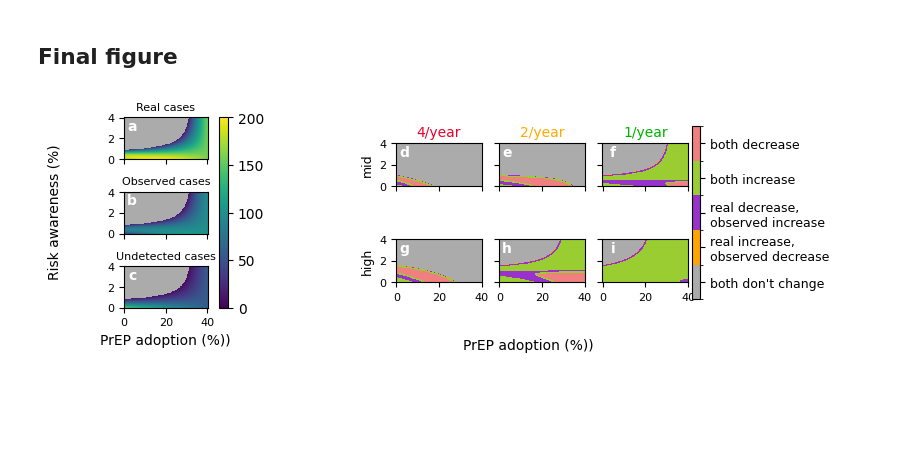
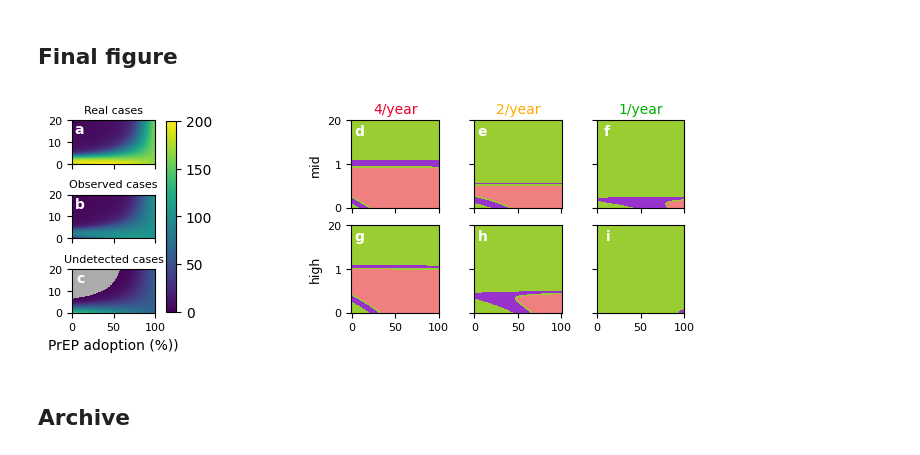
Before and after one commit to Priesemann-Group/testing-paradox-HIV-STI, a Jupyter notebook: notebooks/Nobs_Nreal_derivatives.ipynb, the cells around one changed output. Cells and saved outputs as stored; diff of their text form; code cells hidden in the pictures; blank space fills up the shorter version.

```diff
--- a/notebooks/Nobs_Nreal_derivatives.ipynb
+++ b/notebooks/Nobs_Nreal_derivatives.ipynb
@@ -6,10 +6,13 @@ import jax.numpy as jnp
 import sys
 import matplotlib as mpl
 from matplotlib.colors import LogNorm
+from functools import partial
 
 sys.path.append("../src/")
 from tapm import utils
+
+jax.config.update("jax_enable_x64", True)
 # %%
 args, y0 = utils.read_params(filename="model_params_HIVandSTI.txt")
-lambdaP = 1 / 360  # 1,2,4
-betaSTI = 0.008  # 0.0016 *[3, 5, 7]
+lambdaP = 2 / 360  # 1,2,4
+betaSTI = 0.0016*5  # 0.0016 *[3, 5, 7]
@@ -358,3 +100,6 @@ def dm_dH(P, H):
+# %%
+dNobs_dP_jax =jax.grad(Nobs, argnums=0)
+dNreal_dP_jax = jax.grad(Nreal, argnums=0)
 # %% [markdown]
 ## Compare gradient (signs) of Nobs and Nreal
 # %%
@@ -364,16 +109,12 @@ Ps = np.linspace(0, 1, 201)
 Hs = np.linspace(0, 0.2, 201)
 
 dNobsdP = np.zeros((len(Hs), len(Ps)))
-dNobsdH = np.zeros((len(Hs), len(Ps)))
 dNrealdP = np.zeros((len(Hs), len(Ps)))
-dNrealdH = np.zeros((len(Hs), len(Ps)))
 
 for i, H in enumerate(Hs):
     for j, P in enumerate(Ps):
-        dNobsdP[i, j] = dNobs_dP(P, H)
-        dNobsdH[i, j] = dNobs_dH(P, H)
-        dNrealdP[i, j] = dNreal_dP(P, H)
-        dNrealdH[i, j] = dNreal_dH(P, H)
+        dNobsdP[i, j] = dNobs_dP_jax(P, H)
+        dNrealdP[i, j] = dNreal_dP_jax(P, H)
 # %% [output]
 INFO:jax._src.xla_bridge:Unable to initialize backend 'cuda': module 'jaxlib.xla_extension' has no attribute 'GpuAllocatorConfig'
 INFO:jax._src.xla_bridge:Unable to initialize backend 'rocm': module 'jaxlib.xla_extension' has no attribute 'GpuAllocatorConfig'
@@ -441,6 +155,7 @@ import numpy as np
 import matplotlib.pyplot as plt
 from matplotlib.ticker import FuncFormatter
 import matplotlib.colors as mcolors
+
 
 
 # what we want to plot
@@ -472,11 +187,12 @@ with open("../results/Nreal_Nobs_values_and_derivatives_lambdap%g_betaSTI%g.npy"
     Ps_plot = np.load(f)
     Hs_plot = np.load(f)
     dNobsdP_plot = np.load(f)
-    dNobsdH_plot = np.load(f)
+    #dNobsdH_plot = np.load(f)
     dNrealdP_plot = np.load(f)
-    dNrealdH_plot = np.load(f)
+    #dNrealdH_plot = np.load(f)
     Nobs_plot = np.load(f) * 100000
     Nreal_plot = np.load(f) * 100000
+
 
 Nreal_minus_Nobs_plot = Nreal_plot - Nobs_plot
 threshold_setbad = 0.00003 * 100000
@@ -489,7 +205,7 @@ titles = ["Real cases", "Observed cases", "Undetected cases"]
 # plotting
 for i, ax in enumerate(axs):
     for color in colors_stability:
-        cax = ax.imshow(results[i],origin="lower",vmin=0,vmax=200,cmap=cmap)
+        cax = ax.imshow(results[i],origin="lower",vmin=0,vmax=200,cmap=cmap, aspect="auto")
         ax.set_title(titles[i], fontsize=8, pad=5)
     if i == 2:
         ax.set_xticks([0, 100, 200])
@@ -498,8 +214,8 @@ for i, ax in enumerate(axs):
     else:
         ax.set_xticks([0, 100, 200])
         ax.set_xticklabels([])
-    ax.set_yticks([0, 50, 100])
-    ax.set_yticklabels([int(Hs[0] * 100), int(Hs[50] * 100), int(Hs[100] * 100)], fontsize=8)
+    ax.set_yticks([0, 100, 200])
+    ax.set_yticklabels([int(Hs[0] * 100), int(Hs[100] * 100), int(Hs[200] * 100)], fontsize=8)
 cbar = fig.colorbar(cax, ax=axs, shrink=0.99, pad=0.1)
 
 # Add subpanel letters
@@ -514,7 +230,7 @@ for idx, ax in enumerate(axs):
 cmap = mcolors.ListedColormap(["#ABABAB", 'orange', 'darkorchid', 'yellowgreen', 'lightcoral'])
 bounds = [0, 1, 10, 100, 1000, 1001]
 norm = mcolors.BoundaryNorm(bounds, cmap.N)
-right_grid = outer_grid[1].subgridspec(2, 3, wspace=0.2, hspace=0)
+right_grid = outer_grid[1].subgridspec(2, 3, wspace=0.2, hspace=0.2)
 axes = []
 for i in range(2):
     row_axes = []
@@ -532,9 +248,9 @@ for i, betaSTI in enumerate(beta_STI_values):
             Ps_plot = np.load(f)
             Hs_plot = np.load(f)
             dNobsdP_plot = np.load(f)
-            dNobsdH_plot = np.load(f)
+            #dNobsdH_plot = np.load(f)
             dNrealdP_plot = np.load(f)
-            dNrealdH_plot = np.load(f)
+            #dNrealdH_plot = np.load(f)
             Nobs_plot = np.load(f) * 100000
             Nreal_plot = np.load(f) * 100000
         x = dNrealdP_plot * dNobsdP_plot
@@ -561,39 +277,41 @@ for row_idx, beta_STI in enumerate(beta_STI_values):
 
         if row_idx == 0:
             ax.set_title(f"{label}", fontsize=10, pad=5, color=colors_stability[col_idx])
         if col_idx == 0:
             ax.set_ylabel(f"{beta_STI_labels[row_idx]}", fontsize=9)
 
 
         if row_idx == 1:
             ax.set_xticks([0, 100, 200])
             ax.set_xticklabels([int(Ps[0] * 100), int(Ps[100] * 100), int(Ps[200] * 100)], fontsize=8)
         else:
             ax.set_xticks([0, 100, 200])
             ax.set_xticklabels([])
 
         if col_idx == 0:
-            ax.set_yticks([0, 50, 100])
-            ax.set_yticklabels([int(Hs[0] * 100), int(Hs[50] * 100), int(Hs[100] * 100)], fontsize=8)
+            ax.set_yticks([0, 100, 200])
+            ax.set_yticklabels([int(Hs[0] * 100), int(Hs[10] * 100), int(Hs[200] * 100)], fontsize=8)
         else:
-            ax.set_yticks([0, 50, 100])
+            ax.set_yticks([0, 100, 200])
             ax.set_yticklabels([])
 
 # Add subpanel letters
 for idx, ax in enumerate([ax for row_axes in axes for ax in row_axes]):
     ax.text(0.15,0.95,chr(97 + 3 + idx),transform=ax.transAxes,fontsize=10,fontweight="bold",va="top",ha="right",color="white",)
 
 # Add colorbar
 tick_locs = [(bounds[i] + bounds[i+1]) / 2 for i in range(len(bounds)-1)]
-cbar = fig.colorbar(cax,ax=[ax for row_axes in axes for ax in row_axes],shrink=0.9,pad=0.01,ticks=tick_locs,)
-cbar.ax.set_yticklabels(["both don't change", "real increase,\nobserved decrease", "real decrease,\nobserved increase", "both increase", "both decrease"], fontsize=9)
+#cbar = fig.colorbar(cax,ax=[ax for row_axes in axes for ax in row_axes],shrink=0.9,pad=0.01,ticks=tick_locs,)
+#cbar.ax.set_yticklabels(["both don't change", "real increase,\nobserved decrease", "real decrease,\nobserved increase", "both increase", "both decrease"], fontsize=9)
 
-fig.text(0.63, -0.05, "PrEP adoption (%))", ha="center", fontsize=10)
-fig.text(0.03,0.5,"Risk awareness (%)",va="center",rotation="vertical",fontsize=10)
+#fig.text(0.63, -0.05, "PrEP adoption (%)", ha="center", fontsize=10)
+#fig.text(0.03,0.5,"Risk awareness (%)",va="center",rotation="vertical",fontsize=10)
 
 plt.tight_layout()
 plt.show()
 
-fig.savefig("../figures/final_figureDERIVATIVES.pdf", format="pdf", bbox_inches="tight")
+fig.savefig("../figures/final_figure_withinflux_DERIVATIVES.pdf", format="pdf", bbox_inches="tight")
 # %% [output]
-[figure, old version]
+[figure, new version]
+# %% [markdown]
+## Archive
```
Also changed, not shown: parts of 10 cells of this notebook, 19 other files.
